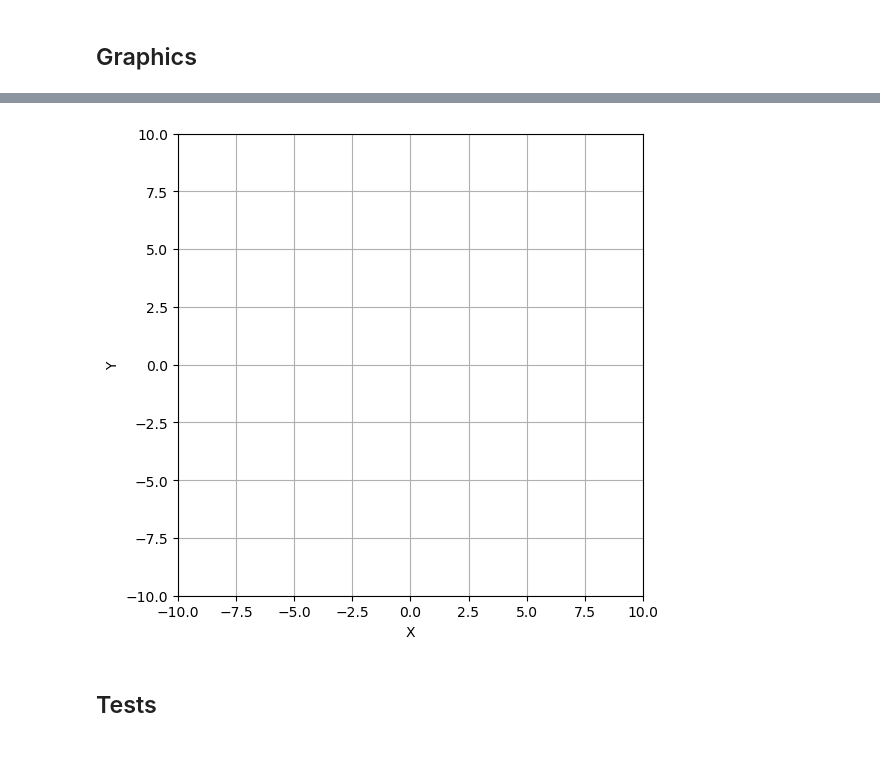
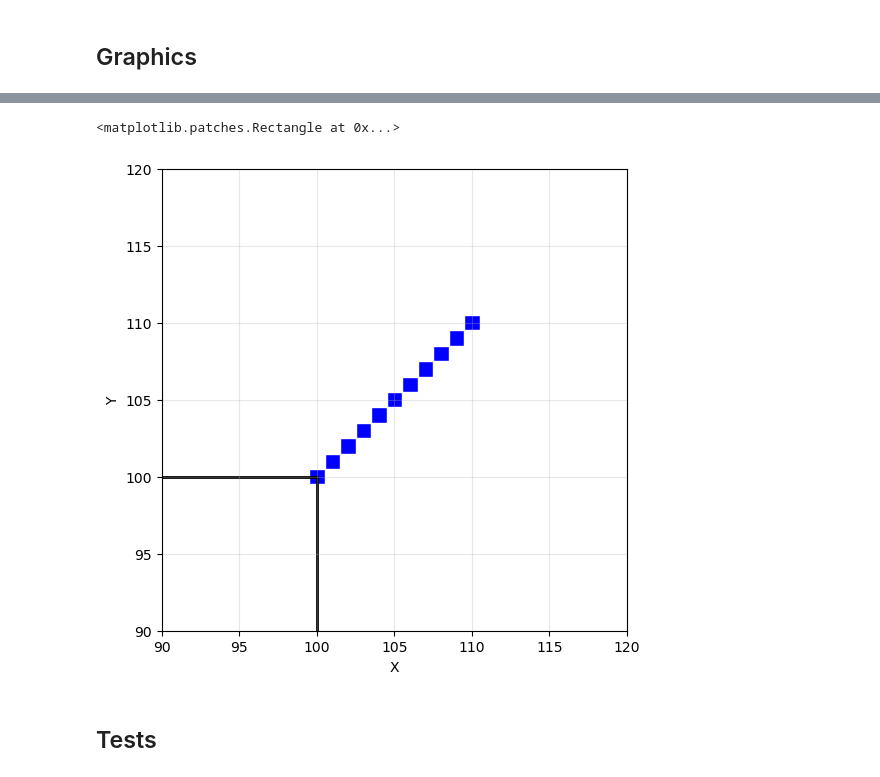
Before and after one commit to DiegoFLM/Computer-Graphics, a Jupyter notebook: clippingAlgorithms/t3.ipynb, the cells around one changed output, grey strips where cells are left out. Saved outputs shown, nothing was run; the diff lists cells and outputs as text; code cells hidden in the pictures.

```diff
--- a/clippingAlgorithms/t3.ipynb
+++ b/clippingAlgorithms/t3.ipynb
@@ -121,24 +233,15 @@ plt.show()
-# %%
-def plotPixels(x, y, xRange = (-10, 10), yRange = (-10, 10),figureSize = (4,4),
-                _color = 'black', title = None):
-    # Extract the x and y coordinates from the pixels list
-    # x, y = zip(*pixels)
-
-    fig, ax = plt.subplots()
-    plt.xlim(xRange[0], xRange[1])
-    plt.ylim(yRange[0], yRange[1])
-    plt.grid()
-    fig.set_size_inches(6,6)
-    # Add labels and show the plot
-    plt.xlabel('X')
-    plt.ylabel('Y')
-
-    plt.show()
-# %%
-x = [0, 0, 1, 2]
-y = [0, 1, 0, 3]
-plotPixels(x, y)
-# %% [output]
-[figure, removed]
+# %%
+linePoints = getLinePoints((100, 100), (110, 110))
+#x = [0, 50, 1, 2]
+#y = [0, 71, 0, 3]
+
+x, y = zip(*linePoints)
+
+
+fig, ax = plotPixels(x, y, xRange = (90,120), yRange = (90,120), _color = 'blue', figureSize=(6,6))
+ax.add_patch(Rectangle((0,0), 100,100, facecolor='none', edgecolor='black', linewidth=2))
+# %% [output]
+<matplotlib.patches.Rectangle at 0x...>
+[figure, added]
 # %% [markdown]
 ## Tests
```
Also changed, not shown: parts of 13 cells of this notebook.
